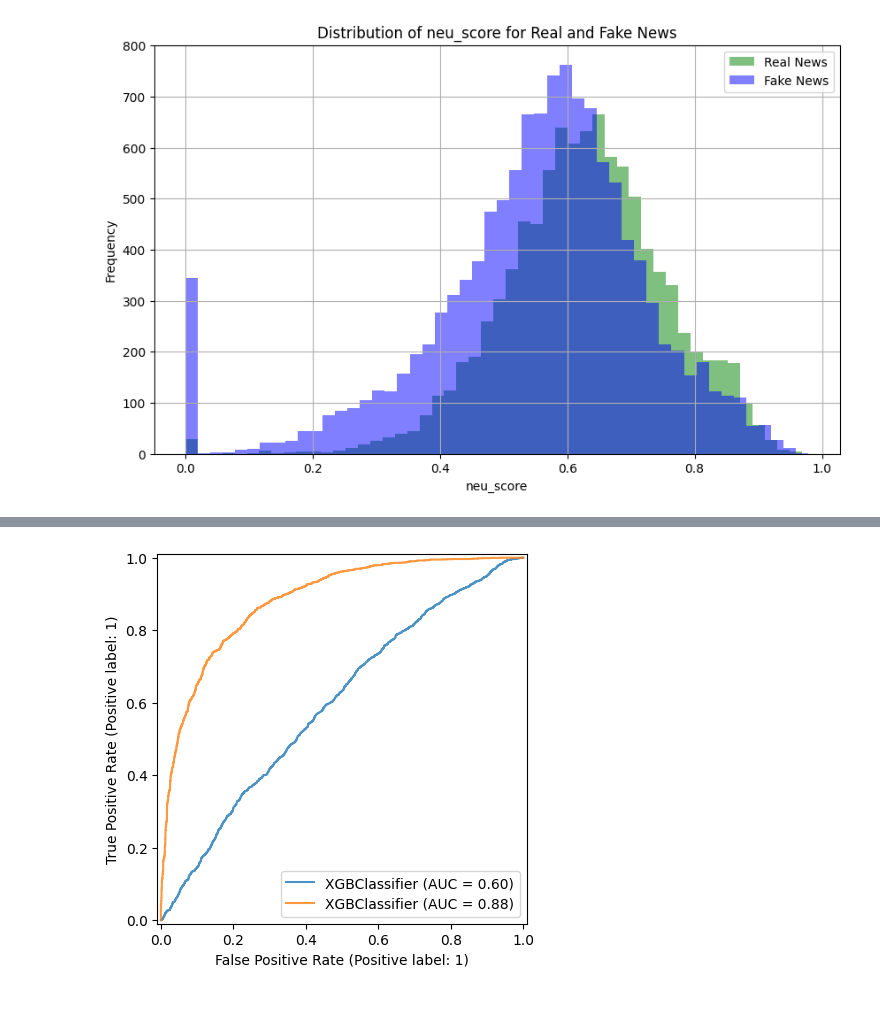
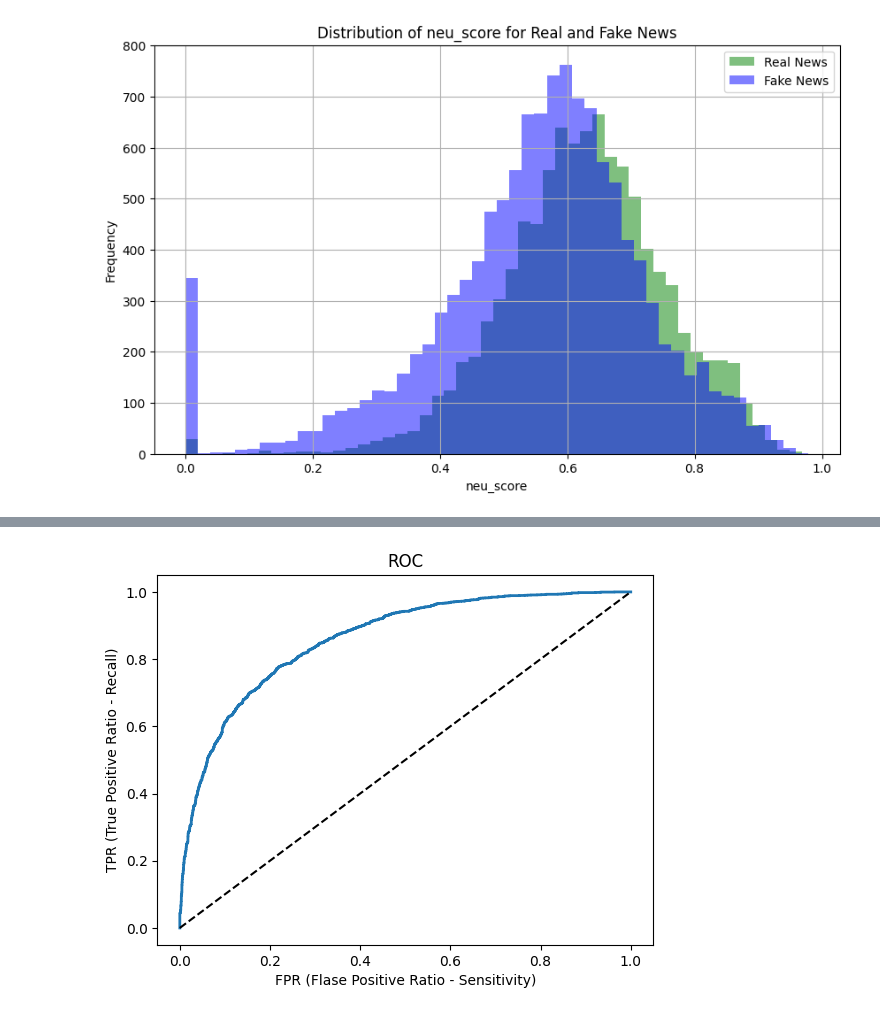
Before and after one commit to W1ndrunn3rr/SpamPredictor, a Jupyter notebook: notebooks/model_training.ipynb, the cells around one changed output, grey strips where cells are left out. Saved outputs shown, nothing was run; the diff lists cells and outputs as text; code cells hidden in the pictures.

Commit message:
Model cleaned and estimated

```diff
--- a/notebooks/model_training.ipynb
+++ b/notebooks/model_training.ipynb
@@ -362,4 +373,12 @@ STD: 0.007081652635610343
+# %%
+from sklearn.metrics import roc_curve
+test_preapred = pipeline.transform(X_test)
+y_scores = cross_val_predict(final_model, test_prepared ,y_test, cv=3,method="predict_proba")
+fpr, tpr, thresholds = roc_curve(y_test, y_scores[:,1])
 # %%
-from sklearn.metrics import RocCurveDisplay
-svc_disp = RocCurveDisplay.from_estimator(final_model, test_prepared, y_test)
-plt.show()
+def plot_roc_curve(fpr, tpr, title=None):
+  plt.plot(fpr, tpr, linewidth=2)
+  plt.plot([0,1], [0,1], 'k--')
+  plt.ylabel("TPR (True Positive Ratio - Recall)")
+  plt.xlabel("FPR (Flase Positive Ratio - Sensitivity)")
+  plt.title(title)
@@ -368,10 +385,7 @@ plt.show()
-# %%
-ax = plt.gca()
-rfc_disp = RocCurveDisplay.from_estimator(final_model, X_test, y_test, ax=ax, alpha=0.8)
-svc_disp.plot(ax=ax, alpha=0.8)
-plt.show()
-# %% [output]
-[figure, removed]
+# %%
+plot_roc_curve(fpr,tpr,title="ROC")
+# %% [output]
+[figure, added]
 # %%
 from sklearn.model_selection import cross_val_predict
 
```
Also changed, not shown: parts of 26 cells of this notebook, 4 other files.
